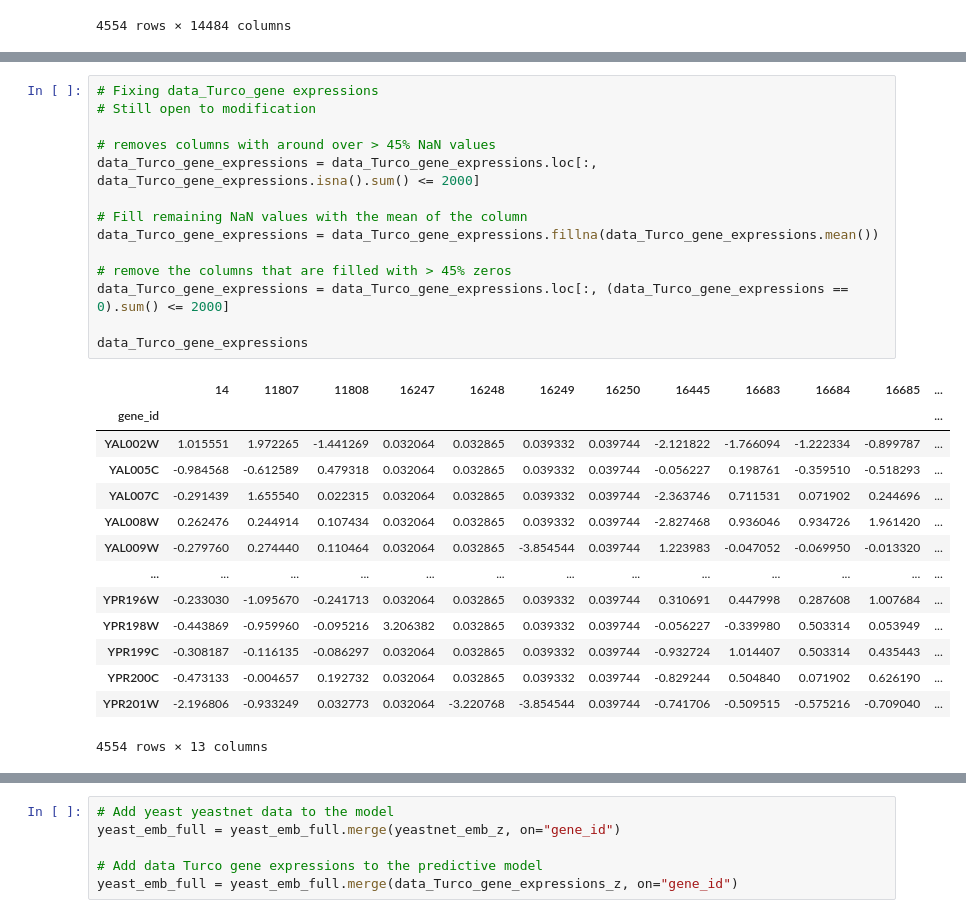
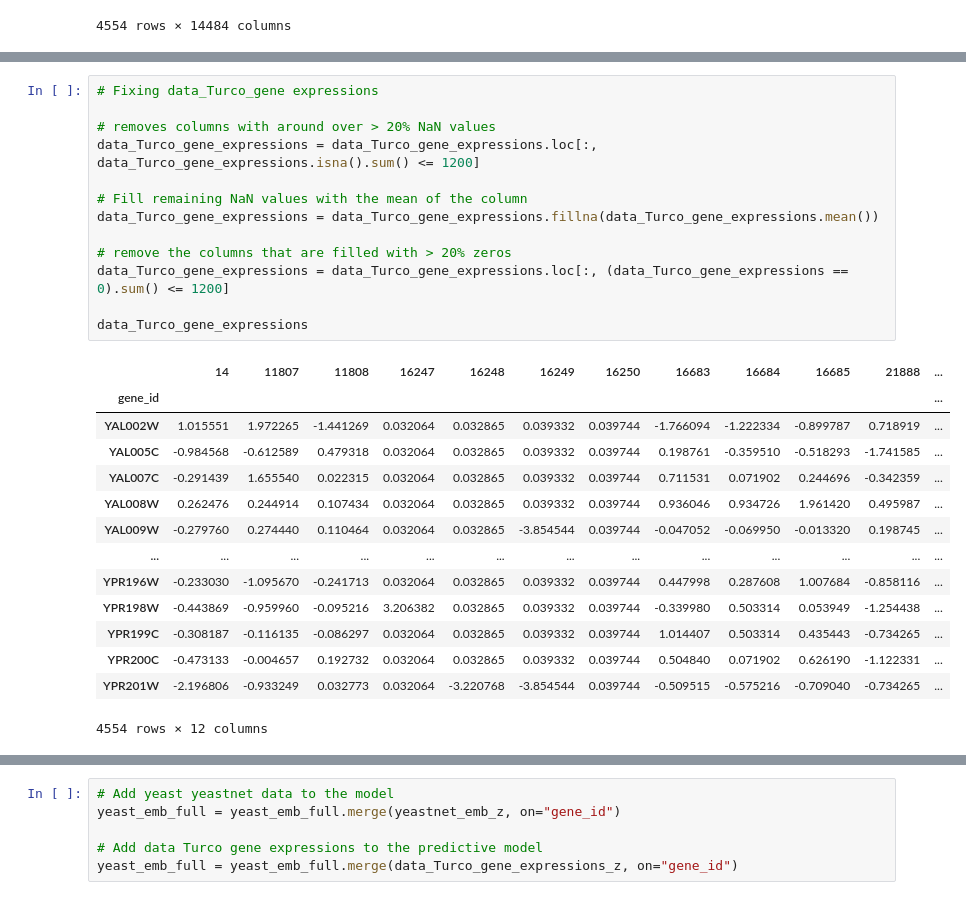
Before and after one commit to lesves/yeast-embeddings, a Jupyter notebook: ForSysGen.ipynb, the cells around one changed output, grey strips where cells are left out. Cells and saved outputs as stored; diff of their text form.

```diff
--- a/ForSysGen.ipynb
+++ b/ForSysGen.ipynb
@@ -248,32 +251,31 @@ data_Turco_gene_expressions
 # %%
 # Fixing data_Turco_gene expressions
-# Still open to modification
 
-# removes columns with around over > 45% NaN values
-data_Turco_gene_expressions = data_Turco_gene_expressions.loc[:, data_Turco_gene_expressions.isna().sum() <= 2000]
+# removes columns with around over > 20% NaN values
+data_Turco_gene_expressions = data_Turco_gene_expressions.loc[:, data_Turco_gene_expressions.isna().sum() <= 1200]
 
 # Fill remaining NaN values with the mean of the column
 data_Turco_gene_expressions = data_Turco_gene_expressions.fillna(data_Turco_gene_expressions.mean())
 
-# remove the columns that are filled with > 45% zeros
-data_Turco_gene_expressions = data_Turco_gene_expressions.loc[:, (data_Turco_gene_expressions == 0).sum() <= 2000]
+# remove the columns that are filled with > 20% zeros
+data_Turco_gene_expressions = data_Turco_gene_expressions.loc[:, (data_Turco_gene_expressions == 0).sum() <= 1200]
 
 data_Turco_gene_expressions
 # %% [output]
-|  | 14 | 11807 | 11808 | 16247 | 16248 | 16249 | 16250 | 16445 | 16683 | 16684 | 16685 | ... |
+|  | 14 | 11807 | 11808 | 16247 | 16248 | 16249 | 16250 | 16683 | 16684 | 16685 | 21888 | ... |
 | gene_id |  |  |  |  |  |  |  |  |  |  |  | ... |
-| YAL002W | 1.015551 | 1.972265 | -1.441269 | 0.032064 | 0.032865 | 0.039332 | 0.039744 | -2.121822 | -1.766094 | -1.222334 | -0.899787 | ... |
-| YAL005C | -0.984568 | -0.612589 | 0.479318 | 0.032064 | 0.032865 | 0.039332 | 0.039744 | -0.056227 | 0.198761 | -0.359510 | -0.518293 | ... |
-| YAL007C | -0.291439 | 1.655540 | 0.022315 | 0.032064 | 0.032865 | 0.039332 | 0.039744 | -2.363746 | 0.711531 | 0.071902 | 0.244696 | ... |
-| YAL008W | 0.262476 | 0.244914 | 0.107434 | 0.032064 | 0.032865 | 0.039332 | 0.039744 | -2.827468 | 0.936046 | 0.934726 | 1.961420 | ... |
-| YAL009W | -0.279760 | 0.274440 | 0.110464 | 0.032064 | 0.032865 | -3.854544 | 0.039744 | 1.223983 | -0.047052 | -0.069950 | -0.013320 | ... |
+| YAL002W | 1.015551 | 1.972265 | -1.441269 | 0.032064 | 0.032865 | 0.039332 | 0.039744 | -1.766094 | -1.222334 | -0.899787 | 0.718919 | ... |
+| YAL005C | -0.984568 | -0.612589 | 0.479318 | 0.032064 | 0.032865 | 0.039332 | 0.039744 | 0.198761 | -0.359510 | -0.518293 | -1.741585 | ... |
+| YAL007C | -0.291439 | 1.655540 | 0.022315 | 0.032064 | 0.032865 | 0.039332 | 0.039744 | 0.711531 | 0.071902 | 0.244696 | -0.342359 | ... |
+| YAL008W | 0.262476 | 0.244914 | 0.107434 | 0.032064 | 0.032865 | 0.039332 | 0.039744 | 0.936046 | 0.934726 | 1.961420 | 0.495987 | ... |
+| YAL009W | -0.279760 | 0.274440 | 0.110464 | 0.032064 | 0.032865 | -3.854544 | 0.039744 | -0.047052 | -0.069950 | -0.013320 | 0.198745 | ... |
 | ... | ... | ... | ... | ... | ... | ... | ... | ... | ... | ... | ... | ... |
-| YPR196W | -0.233030 | -1.095670 | -0.241713 | 0.032064 | 0.032865 | 0.039332 | 0.039744 | 0.310691 | 0.447998 | 0.287608 | 1.007684 | ... |
-| YPR198W | -0.443869 | -0.959960 | -0.095216 | 3.206382 | 0.032865 | 0.039332 | 0.039744 | -0.056227 | -0.339980 | 0.503314 | 0.053949 | ... |
-| YPR199C | -0.308187 | -0.116135 | -0.086297 | 0.032064 | 0.032865 | 0.039332 | 0.039744 | -0.932724 | 1.014407 | 0.503314 | 0.435443 | ... |
-| YPR200C | -0.473133 | -0.004657 | 0.192732 | 0.032064 | 0.032865 | 0.039332 | 0.039744 | -0.829244 | 0.504840 | 0.071902 | 0.626190 | ... |
-| YPR201W | -2.196806 | -0.933249 | 0.032773 | 0.032064 | -3.220768 | -3.854544 | 0.039744 | -0.741706 | -0.509515 | -0.575216 | -0.709040 | ... |
+| YPR196W | -0.233030 | -1.095670 | -0.241713 | 0.032064 | 0.032865 | 0.039332 | 0.039744 | 0.447998 | 0.287608 | 1.007684 | -0.858116 | ... |
+| YPR198W | -0.443869 | -0.959960 | -0.095216 | 3.206382 | 0.032865 | 0.039332 | 0.039744 | -0.339980 | 0.503314 | 0.053949 | -1.254438 | ... |
+| YPR199C | -0.308187 | -0.116135 | -0.086297 | 0.032064 | 0.032865 | 0.039332 | 0.039744 | 1.014407 | 0.503314 | 0.435443 | -0.734265 | ... |
+| YPR200C | -0.473133 | -0.004657 | 0.192732 | 0.032064 | 0.032865 | 0.039332 | 0.039744 | 0.504840 | 0.071902 | 0.626190 | -1.122331 | ... |
+| YPR201W | -2.196806 | -0.933249 | 0.032773 | 0.032064 | -3.220768 | -3.854544 | 0.039744 | -0.509515 | -0.575216 | -0.709040 | -0.734265 | ... |
-4554 rows × 13 columns
+4554 rows × 12 columns
 # %%
 # add data Turco gene expressions
 data_Turco_gene_expressions_z = zscore_matrix(data_Turco_gene_expressions)
```
Also changed, not shown: parts of 19 cells of this notebook, 4 other files.
